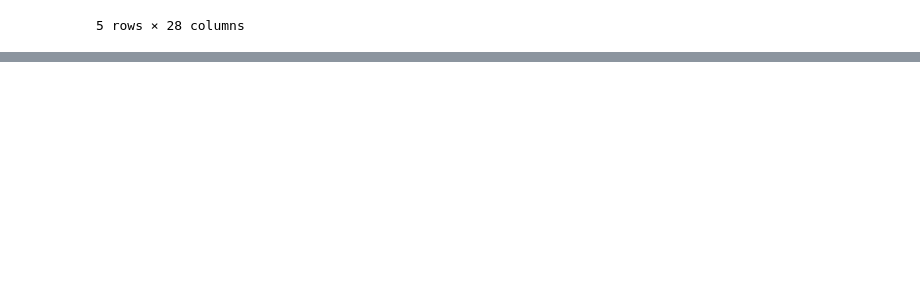
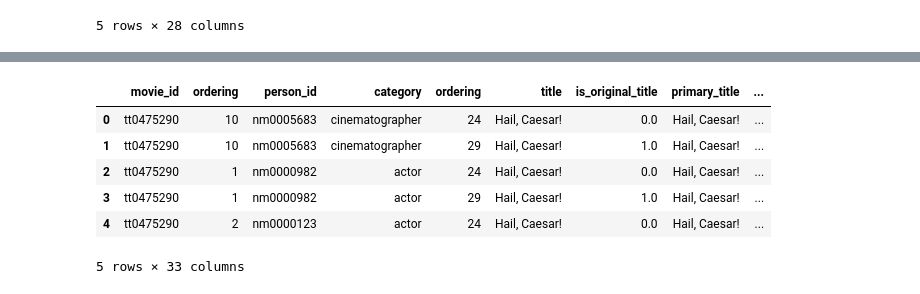
Before and after one commit to FrancisNdirangu/Phase-2-Project, a Jupyter notebook: merge.ipynb, the cells around one changed output, grey strips where cells are left out. Saved outputs shown, nothing was run; the diff lists cells and outputs as text; code cells hidden in the pictures; blank space fills up the shorter version.

```diff
--- a/merge.ipynb
+++ b/merge.ipynb
@@ -731,0 +867,16 @@ imdb_gross_combine.head()
+# %%
+# Checking for any duplicate rows
+duplicates=movies_full_data[movies_full_data.duplicated() | movies_full_data.duplicated(keep=False)]
+# Drop fully duplicated rows
+movies_full_data = movies_full_data.drop_duplicates()
+# %%
+movies_full_data = movies_full_data.reset_index(drop=True)
+movies_full_data.head()
+# %% [output]
+|  | movie_id | ordering | person_id | category | ordering | title | is_original_title | primary_title | ... |
+| 0 | tt0475290 | 10 | nm0005683 | cinematographer | 24 | Hail, Caesar! | 0.0 | Hail, Caesar! | ... |
+| 1 | tt0475290 | 10 | nm0005683 | cinematographer | 29 | Hail, Caesar! | 1.0 | Hail, Caesar! | ... |
+| 2 | tt0475290 | 1 | nm0000982 | actor | 24 | Hail, Caesar! | 0.0 | Hail, Caesar! | ... |
+| 3 | tt0475290 | 1 | nm0000982 | actor | 29 | Hail, Caesar! | 1.0 | Hail, Caesar! | ... |
+| 4 | tt0475290 | 2 | nm0000123 | actor | 24 | Hail, Caesar! | 0.0 | Hail, Caesar! | ... |
+5 rows × 33 columns
```
Also changed, not shown: parts of 8 cells of this notebook.
